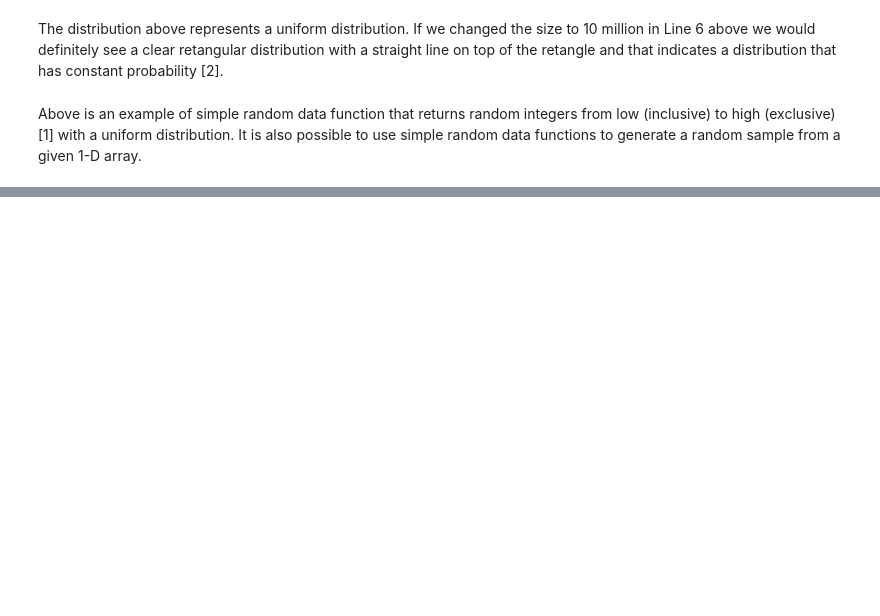
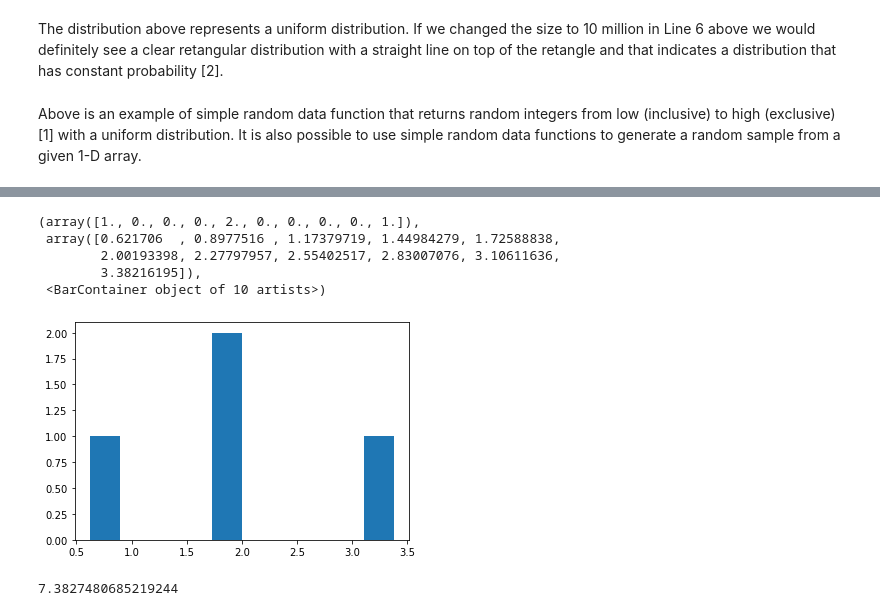
Before and after one commit to Aine-Kearns/Programming_for_data_analysis_assignment, a Jupyter notebook: Assignment_Programming_for_Data_Analytics.ipynb, the cells around one changed output, grey strips where cells are left out. Cells and saved outputs as stored; diff of their text form; code cells hidden in the pictures; blank space fills up the shorter version.

```diff
--- a/Assignment_Programming_for_Data_Analytics.ipynb
+++ b/Assignment_Programming_for_Data_Analytics.ipynb
@@ -97,0 +126,9 @@ array([12,  9, 15,  1,  4])
+# %%
+plt.hist(chi)
+# %% [output]
+(array([1., 0., 0., 0., 2., 0., 0., 0., 0., 1.]),
+ array([0.621706  , 0.8977516 , 1.17379719, 1.44984279, 1.72588838,
+        2.00193398, 2.27797957, 2.55402517, 2.83007076, 3.10611636,
+        3.38216195]),
+ <BarContainer object of 10 artists>)
+[figure, added]
@@ -97,0 +139,5 @@ array([12,  9, 15,  1,  4])
+# %%
+np.sort(q)[-10]
+# produces the lower bound for the the top 10%
+# %% [output]
+7.3827480685219244
```
Also changed, not shown: parts of 26 cells of this notebook.
